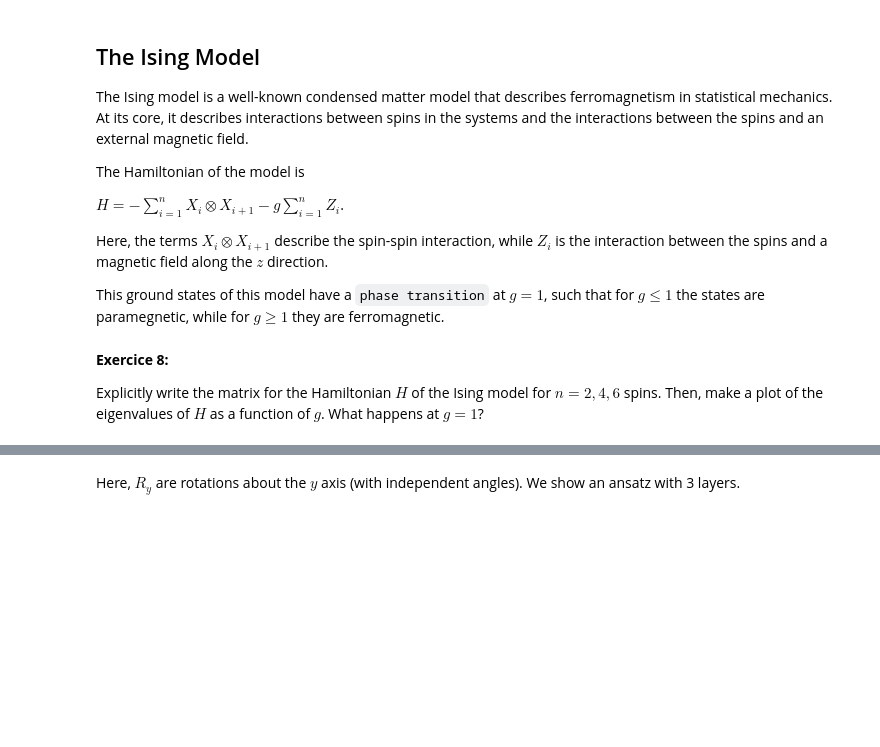
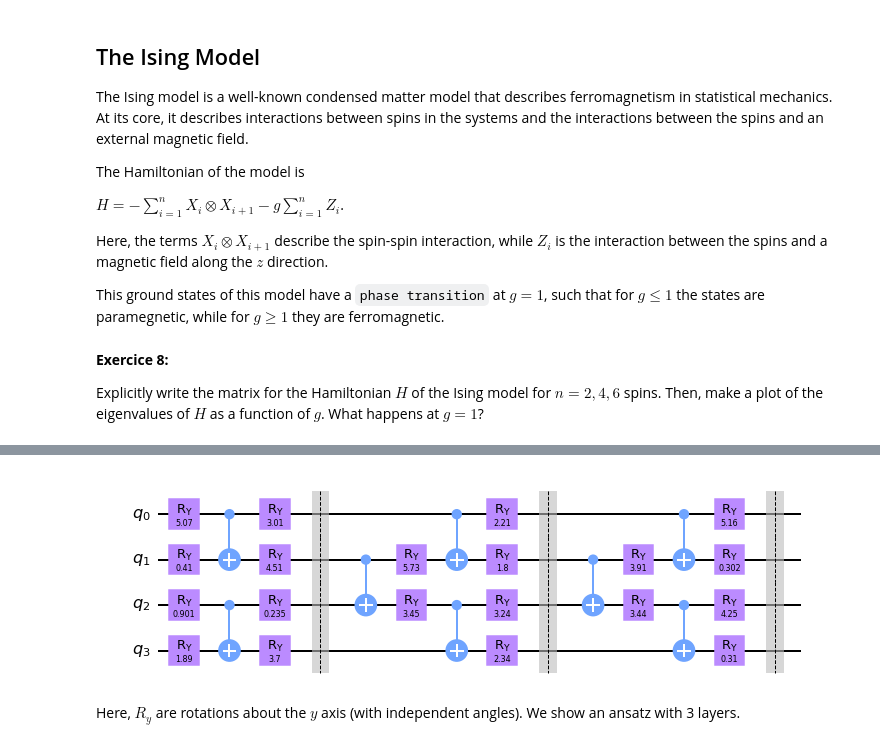
Before and after one commit to deleonja/pwf2021_qml, a Jupyter notebook: QML_practical_exercises.ipynb, the cells around one changed output, grey strips where cells are left out. Cells and saved outputs as stored; diff of their text form; code cells hidden in the pictures; blank space fills up the shorter version.

```diff
--- a/QML_practical_exercises.ipynb
+++ b/QML_practical_exercises.ipynb
@@ -480,5 +578,49 @@ For this purpose, first create a layered ansatz as the one shown bellow.
 Image(url= "https://entangledphysics.files.wordpress.com/2021/11/ansatz.png")
 # %% [output]
 [interactive output not drawn]
+# %%
+# Solution to Exercice 9:
+
+def Ising_circuit(theta, L):
+  # Initialize quantum circuit
+  quantum_circuit = QuantumCircuit(4)
+
+  # Set a parameter index to 0
+  parameter_index = 0
+
+  # Layer 1
+  for i in range(4):
+    quantum_circuit.ry(theta[parameter_index], i)
+    parameter_index += 1
+
+  quantum_circuit.cx(0, 1)
+  quantum_circuit.cx(2, 3)
+  # conectares los pares
+
+  # rotaciones a todos
+  for i in range(4):
+    quantum_circuit.ry(theta[parameter_index], i)
+    parameter_index += 1
+  quantum_circuit.barrier(range(4))
+
+  # Layer 2
+  for j in range(L):
+    quantum_circuit.cx(1,2)
+    for i in range(2):
+      quantum_circuit.ry(theta[parameter_index], 1+i)
+      parameter_index += 1
+
+    quantum_circuit.cx(0, 1)
+    quantum_circuit.cx(2, 3)
+
+    for i in range(4):
+      quantum_circuit.ry(theta[parameter_index], i)
+      parameter_index += 1
+    quantum_circuit.barrier(range(4))
+  return quantum_circuit
+
+Ising_circuit(np.random.rand(20) * 2 * np.pi, 2).draw(output='mpl')
+# %% [output]
+[figure, added]
 # %% [markdown]
 Here, $R_y$ are rotations about the $y$ axis (with independent angles). We show an ansatz with 3 layers.
```
Also changed, not shown: parts of 17 cells of this notebook.
